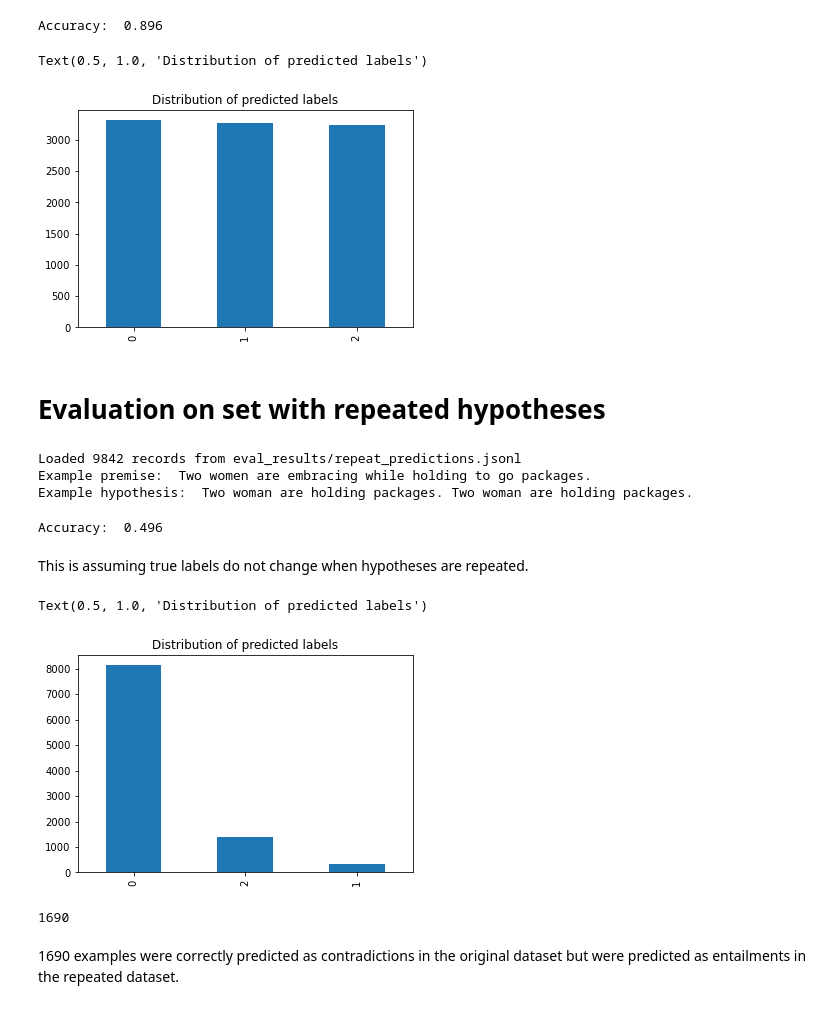
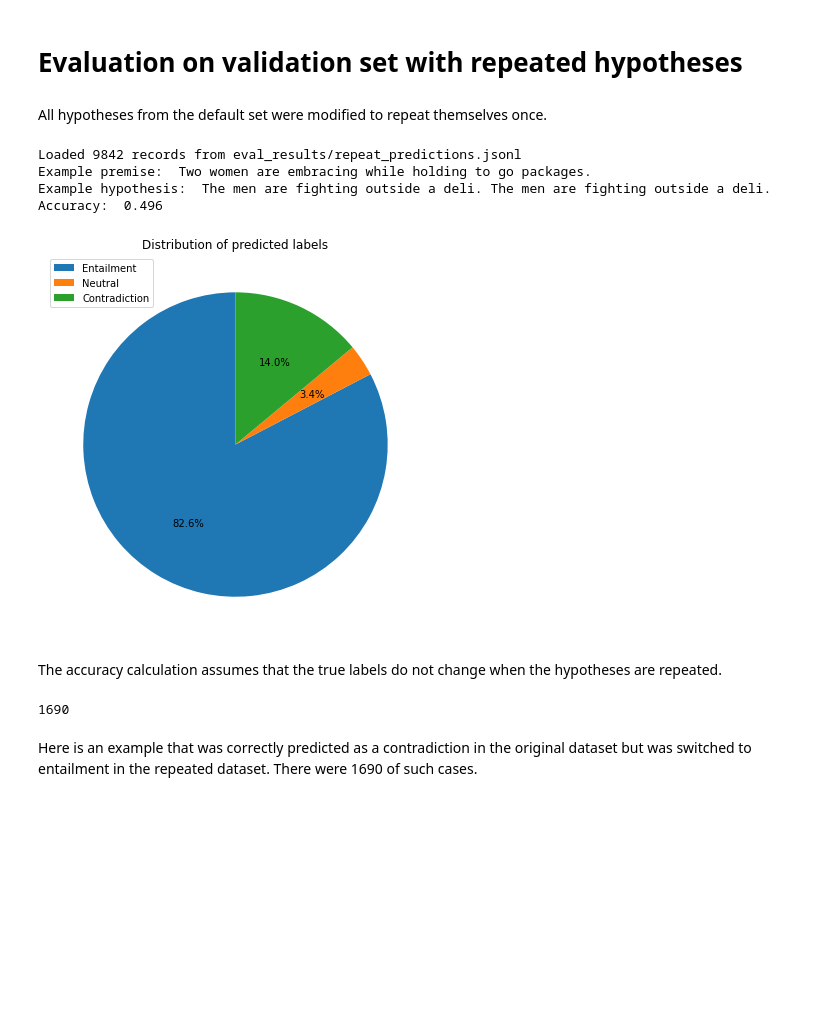
Before and after one commit to emc5ud/fp-dataset-artifacts, a Jupyter notebook: brian/brian-analysis.ipynb, the cells around one changed output. Cells and saved outputs as stored; diff of their text form; code cells hidden in the pictures; blank space fills up the shorter version.

```diff
--- a/brian/brian-analysis.ipynb
+++ b/brian/brian-analysis.ipynb
@@ -33,42 +49,25 @@ Example hypothesis:  Two woman are holding packages.
-# %%
-print("Accuracy: ", "%.3f" % (1 - len(df_og.loc[df_og['label']!=df_og['predicted_label']])/len(df_og)))
-# %% [output]
-Accuracy:  0.896
-# %%
-df_og['predicted_label'].value_counts().plot(kind='bar')
-plt.title("Distribution of predicted labels")
-# %% [output]
-Text(0.5, 1.0, 'Distribution of predicted labels')
-[figure, removed]
 # %% [markdown]
-# Evaluation on set with repeated hypotheses
+# Evaluation on validation set with repeated hypotheses
-# %%
-df_rp = load_jsonl('eval_results/repeat_predictions.jsonl')
-print("Example premise: ", df_rp.loc[1][0])
-print("Example hypothesis: ", df_rp.loc[1][1])
-# %% [output]
-Loaded 9842 records from eval_results/repeat_predictions.jsonl
-Example premise:  Two women are embracing while holding to go packages.
-Example hypothesis:  Two woman are holding packages. Two woman are holding packages.
-# %%
-print("Accuracy: ", "%.3f" % (1 - len(df_rp.loc[df_rp['label']!=df_rp['predicted_label']])/len(df_rp)))
-# %% [output]
-Accuracy:  0.496
-# %% [markdown]
-This is assuming true labels do not change when hypotheses are repeated.
-# %%
-df_rp['predicted_label'].value_counts().plot(kind='bar')
-plt.title("Distribution of predicted labels")
-# %% [output]
-Text(0.5, 1.0, 'Distribution of predicted labels')
-[figure, removed]
+# %% [markdown]
+All hypotheses from the default set were modified to repeat themselves once.
+# %%
+df_rp = load_jsonl('eval_results/repeat_predictions.jsonl')
+print_analysis(df_rp)
+# %% [output]
+Loaded 9842 records from eval_results/repeat_predictions.jsonl
+Example premise:  Two women are embracing while holding to go packages.
+Example hypothesis:  The men are fighting outside a deli. The men are fighting outside a deli.
+Accuracy:  0.496
+[figure, added]
+# %% [markdown]
+The accuracy calculation assumes that the true labels do not change when the hypotheses are repeated.
 # %%
 cont_to_ent = df_rp.index[(df_og['label']==2) & (df_og['predicted_label']==2) & (df_rp['predicted_label']==0)]
 len(cont_to_ent)
 # %% [output]
 1690
 # %% [markdown]
-1690 examples were correctly predicted as contradictions in the original dataset but were predicted as entailments in the repeated dataset.
+Here is an example that was correctly predicted as a contradiction in the original dataset but was switched to entailment in the repeated dataset. There were 1690 of such cases.
 # %%
 ex = cont_to_ent[random.randrange(len(cont_to_ent))]
 print("Premise: ", df_og.loc[ex][0])
```
Also changed, not shown: parts of 14 cells of this notebook, 6 other files.
